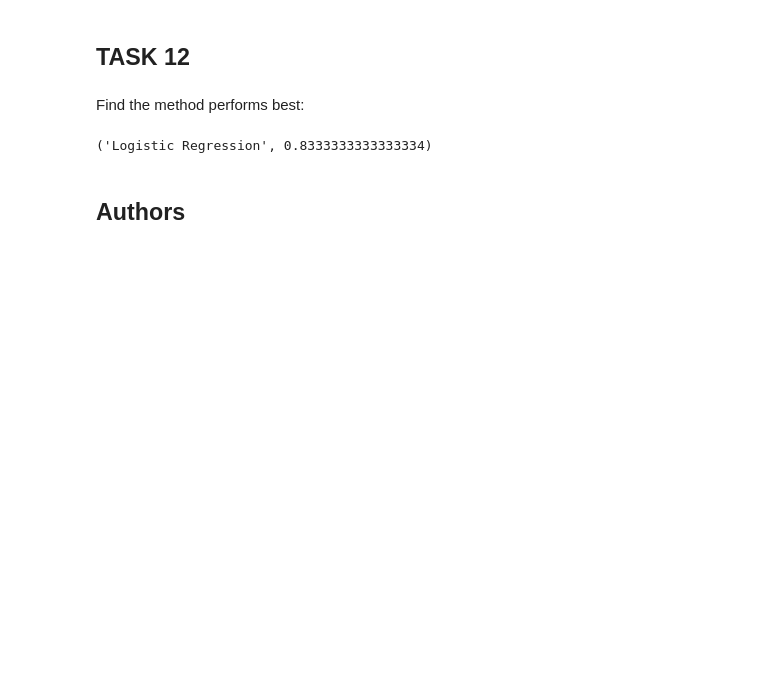
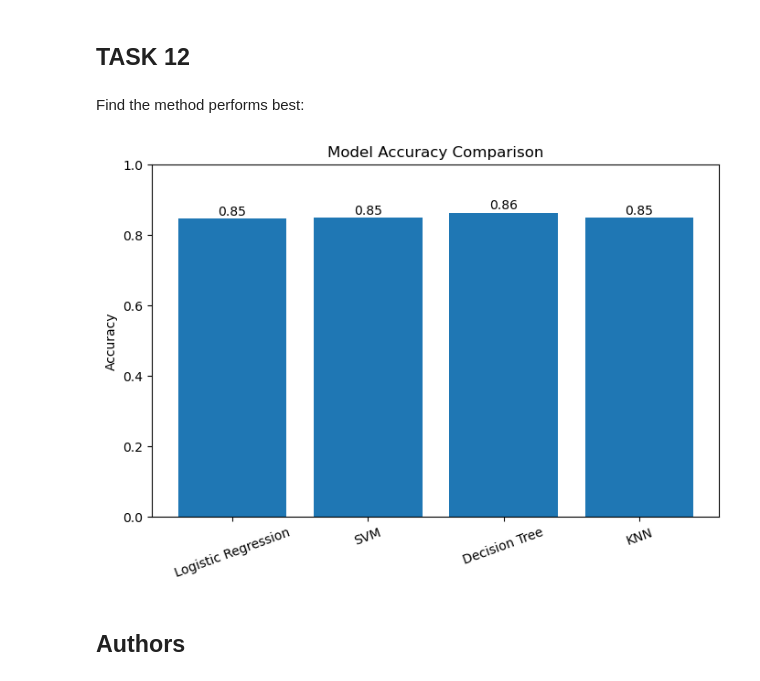
Before and after one commit to NishaanthSivakumar/IBM_Data_Science_Professional_Certificate, a Jupyter notebook: Data Science Capstone Project/Predictive Analysis/SPACEX_Machine_Learning_Prediction.ipynb, the cells around one changed output. Saved outputs shown, nothing was run; the diff lists cells and outputs as text; code cells hidden in the pictures; blank space fills up the shorter version.

```diff
--- a/Data Science Capstone Project/Predictive Analysis/SPACEX_Machine_Learning_Prediction.ipynb
+++ b/Data Science Capstone Project/Predictive Analysis/SPACEX_Machine_Learning_Prediction.ipynb
@@ -342,14 +342,29 @@ plot_confusion_matrix(Y_test,yhat)
 # %% [markdown]
 Find the method performs best:
 # %%
-print(max([
-    ('Logistic Regression', logreg_cv.score(X_test, Y_test)),
-    ('SVM', svm_cv.score(X_test, Y_test)),
-    ('Decision Tree', tree_cv.score(X_test, Y_test)),
-    ('KNN', knn_cv.score(X_test, Y_test))
-], key=lambda x: x[1]))
+accuracies = {
+    "Logistic Regression": logreg_cv.best_score_,
+    "SVM": svm_cv.best_score_,
+    "Decision Tree": tree_cv.best_score_,
+    "KNN": knn_cv.best_score_
+}
+
+models = list(accuracies.keys())
+scores = list(accuracies.values())
+
+plt.figure(figsize=(8,5))
+plt.bar(models, scores)
+plt.ylabel("Accuracy")
+plt.title("Model Accuracy Comparison")
+plt.xticks(rotation=20)
+plt.ylim(0,1)
+
+for i, v in enumerate(scores):
+    plt.text(i, v + 0.01, f"{v:.2f}", ha='center')
+
+plt.show()
 # %% [output]
-('Logistic Regression', 0.8333333333333334)
+[figure, added]
 # %% [markdown]
 ## Authors
 # %% [markdown]
```
Also changed, not shown: parts of 2 cells of this notebook, 1 other file.
